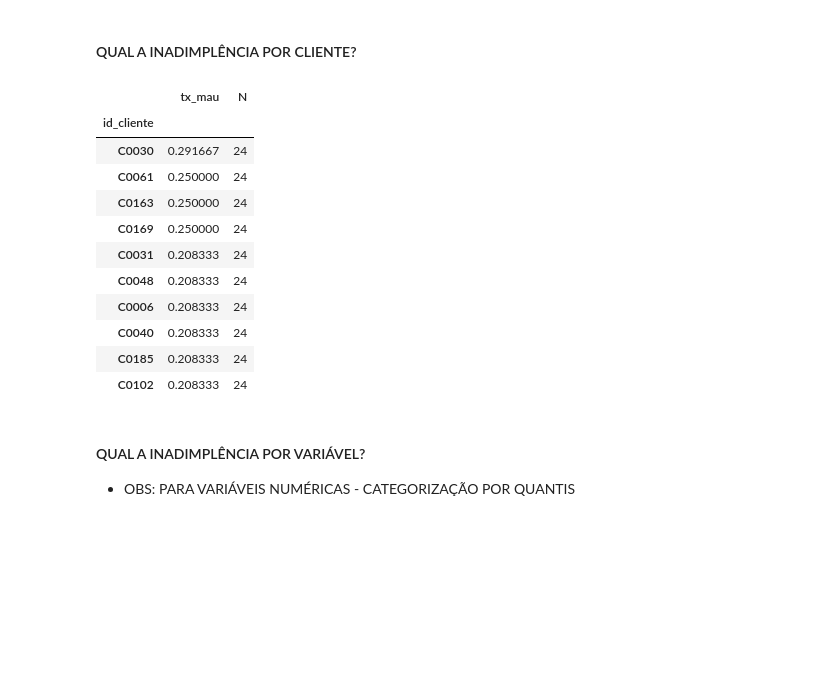
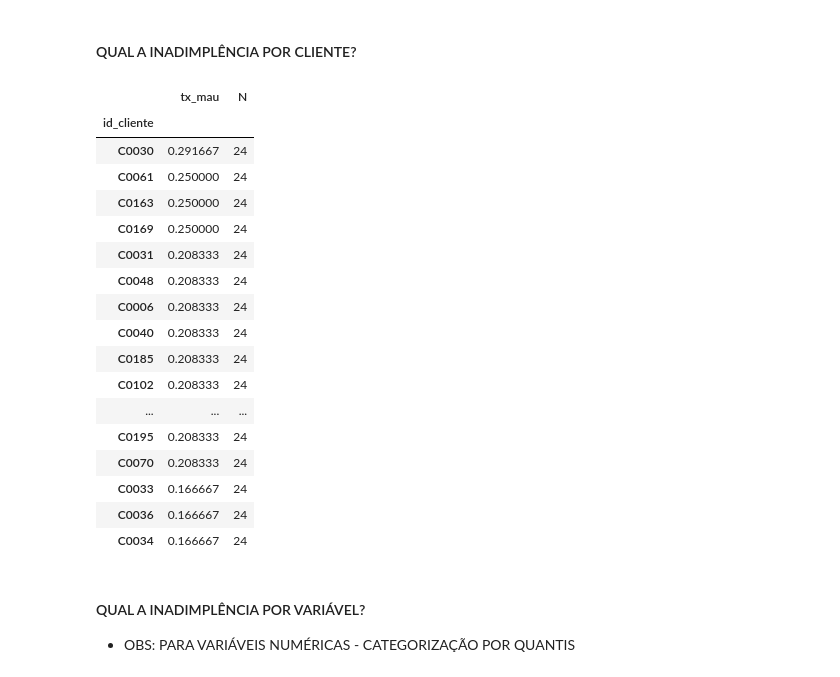
Before and after one commit to matheus-oscar/modelo_pd_2025, a Jupyter notebook: notebooks/revisao_case.ipynb, the cells around one changed output. Drawn from its saved outputs; the diff is of its cells as text; code cells hidden in the pictures; blank space fills up the shorter version.

```diff
--- a/notebooks/revisao_case.ipynb
+++ b/notebooks/revisao_case.ipynb
@@ -71,7 +71,10 @@ Transações: (2000, 4)
 
 - Como será observado adiante, a taxa de inadimplência tem valor de 10%, o que pode gerar alguns problemas durante a modelagem devido ao desbalanceamento.
 # %%
-abt = gerar_abt(clientes_prep, inad_prep, tran_prep, usar_M_1=True)
+abt = gerar_abt(clientes_prep,
+                inad_prep,
+                tran_prep,
+                usar_M_1=True)
 
 print("Shape M-1:", abt.shape)
 # %% [output]
@@ -169,24 +196,30 @@ plot_txmau_categ(abt, column='mes_safra', column_mau='atraso_90d')
 # %%
 mau = 1
 df2 =abt[['id_cliente', 'atraso_90d']].copy()
 df2['mau'] = [1 if x == mau else 0 for x in df2['atraso_90d']]
 aux = df2.groupby('id_cliente')["mau"].agg(["mean", 'count']
                                           )
 aux = aux.rename(columns={'mean' : 'tx_mau', 'count' : 'N'}).sort_values('tx_mau', ascending=False)
-aux.head(10)
+aux.head(20)
 # %% [output]
 |  | tx_mau | N |
 | id_cliente |  |  |
 | C0030 | 0.291667 | 24 |
 | C0061 | 0.250000 | 24 |
 | C0163 | 0.250000 | 24 |
 | C0169 | 0.250000 | 24 |
 | C0031 | 0.208333 | 24 |
 | C0048 | 0.208333 | 24 |
 | C0006 | 0.208333 | 24 |
 | C0040 | 0.208333 | 24 |
 | C0185 | 0.208333 | 24 |
 | C0102 | 0.208333 | 24 |
+| ... | ... | ... |
+| C0195 | 0.208333 | 24 |
+| C0070 | 0.208333 | 24 |
+| C0033 | 0.166667 | 24 |
+| C0036 | 0.166667 | 24 |
+| C0034 | 0.166667 | 24 |
 # %% [markdown]
 #### QUAL A INADIMPLÊNCIA POR VARIÁVEL?
 
```
Also changed, not shown: parts of 1 cell of this notebook.
